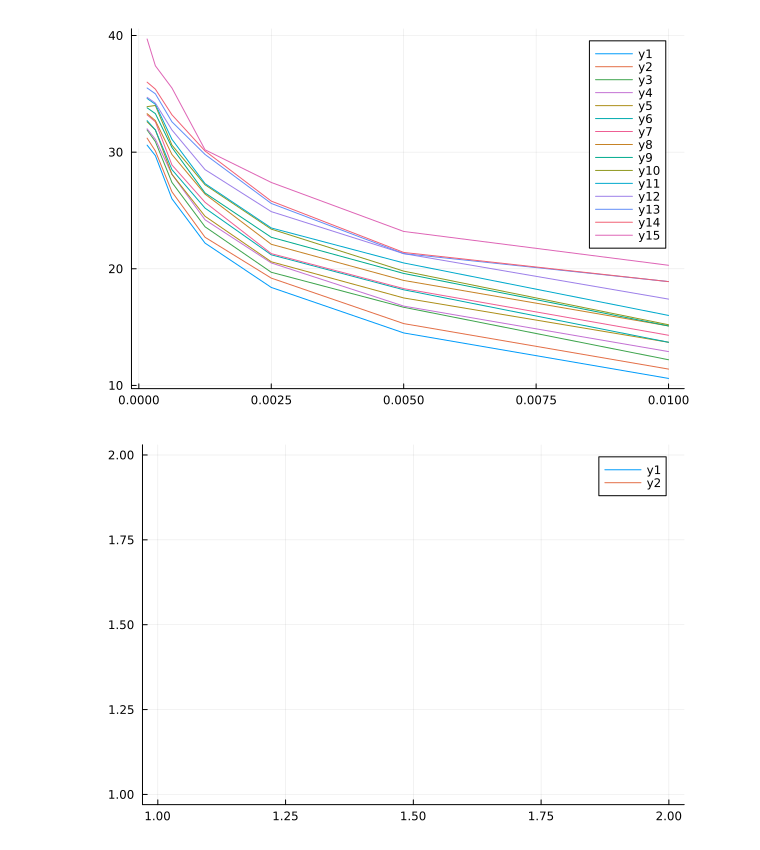
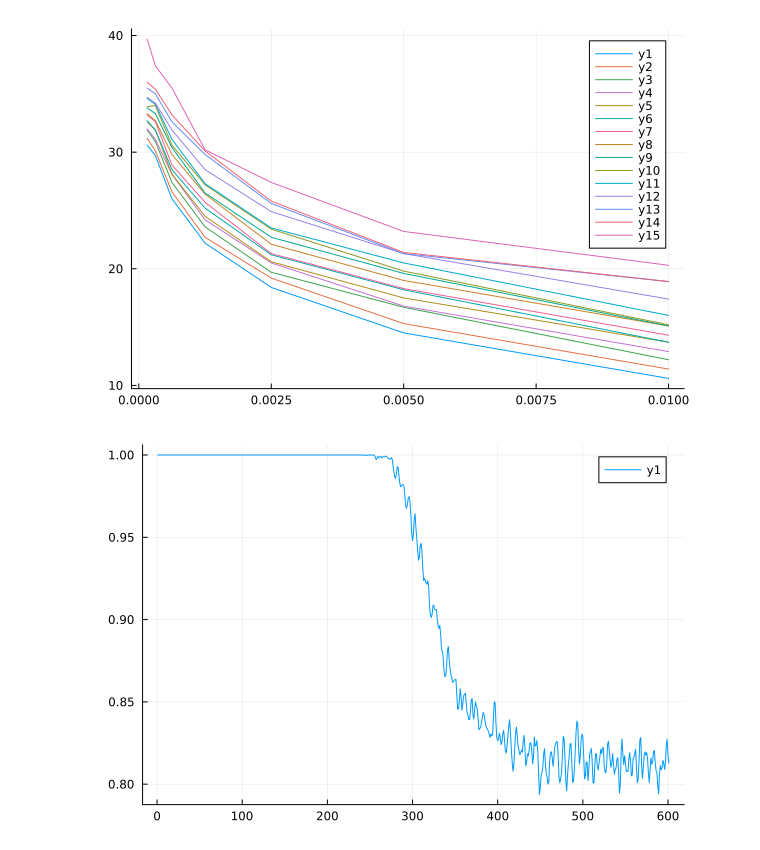
Before and after one commit to eiralarsson/Lorentz-System-Degree-Project, a Jupyter notebook: Numerical-Solvers/correlationfitting.ipynb, the cells around one changed output. Saved outputs shown, nothing was run; the diff lists cells and outputs as text; code cells hidden in the pictures.

```diff
--- a/Numerical-Solvers/correlationfitting.ipynb
+++ b/Numerical-Solvers/correlationfitting.ipynb
@@ -80,7 +62,7 @@ for d = 0.01:0.01:0.15
             Cavg = sum(C,dims=1)/1331
 
             min = 1
-            minidx = 1
+            minidx = 601
             for i = 1:601
                 if Cavg[i] <= min && (1 - Cavg[i]) <= d
                     minidx = i
@@ -97,7 +79,13 @@ end
 display(p2)
 # %% [output]
 [figure]
-# %%
-plot([1, 2], [1, 2])
-# %% [output]
-[figure, removed]
+# %%
+Mest = FileIO.load(raw"Variables\SolutionMatrices\RadauIIA5\640.jld2", "M")
+Mtrue = FileIO.load(raw"Variables\SolutionMatrices\RadauIIA5\10000.jld2", "M")
+C = CorrelationMatrix(Mest,Mtrue,1331,601)
+Cavg = sum(C,dims=1)/1331
+;
+# %%
+plot(Cavg')
+# %% [output]
+[figure, added]
```
Also changed, not shown: parts of 8 cells of this notebook, 3 other files.
